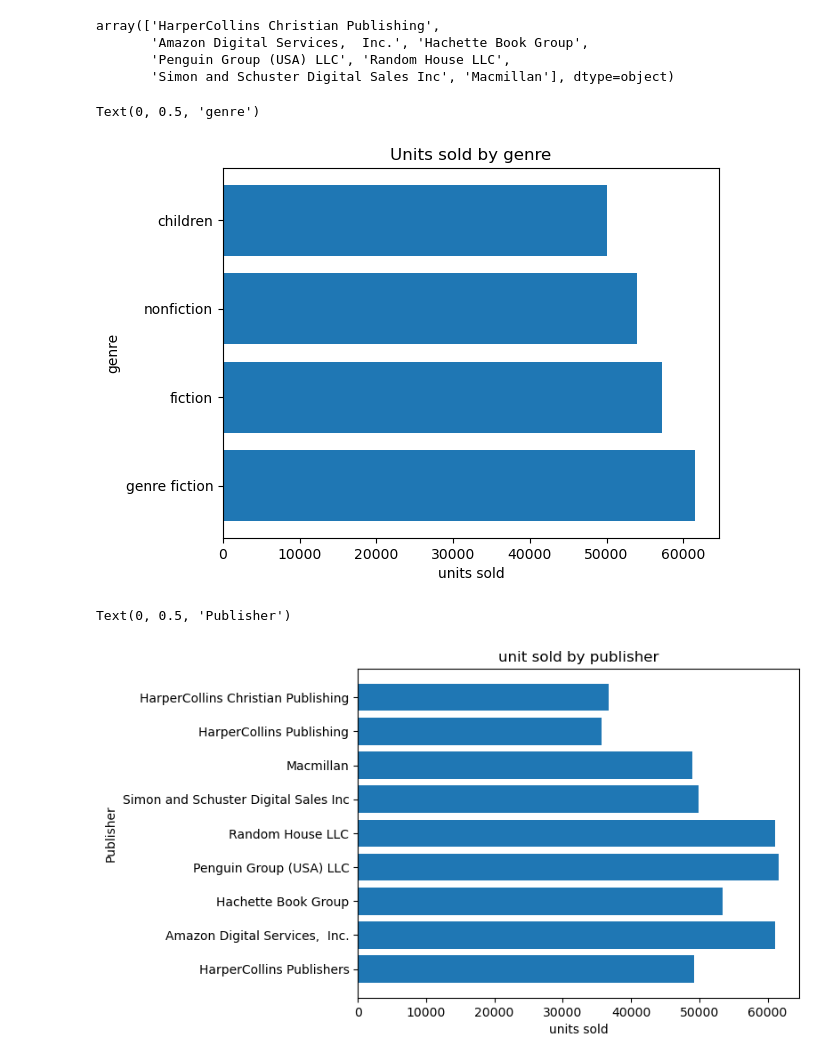
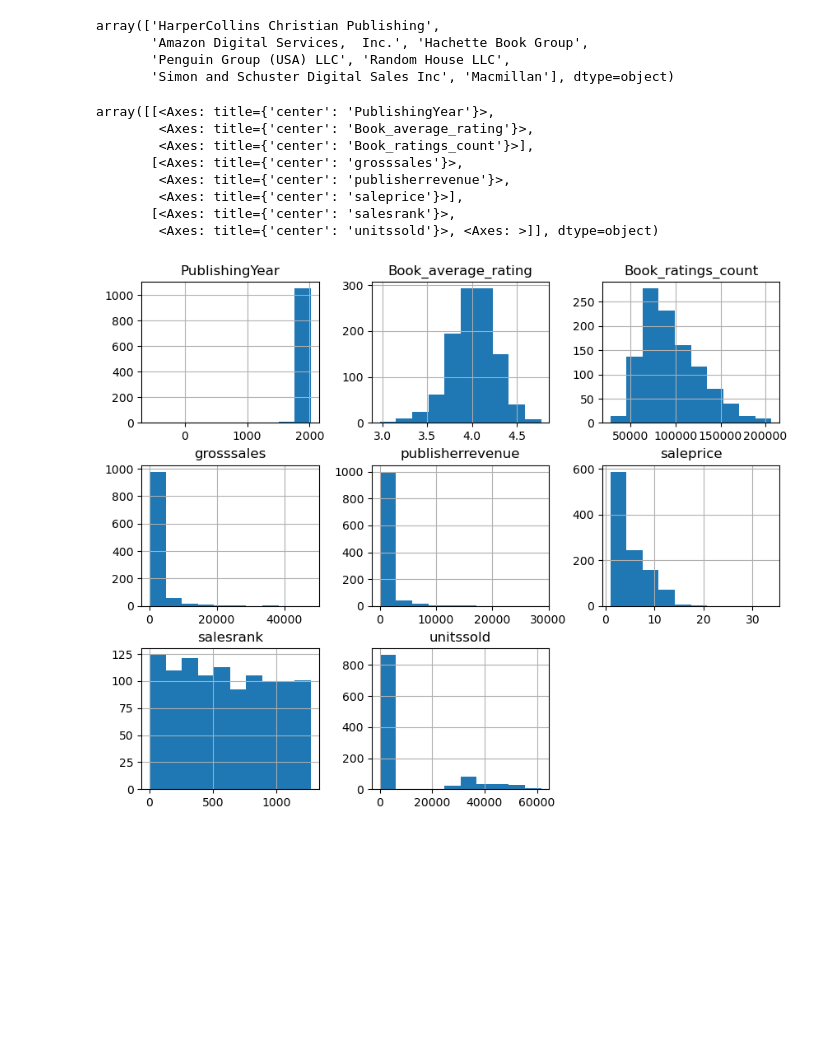
Before and after one commit to AichaELMouta/Books_sales_Regression, a Jupyter notebook: Book_sales.ipynb, the cells around one changed output. Drawn from its saved outputs; the diff is of its cells as text; code cells hidden in the pictures; blank space fills up the shorter version.

```diff
--- a/Book_sales.ipynb
+++ b/Book_sales.ipynb
@@ -177,0 +190,5 @@ books.head()
+# %%
+#Replace Nan values in columns Language_code, Author_Rating and genre
+categorical_columns = ['language_code', 'Author_Rating', 'genre']
+for column in categorical_columns:
+    books[column].fillna(books[column].mode()[0], inplace=True)
@@ -197,19 +219,14 @@ array(['HarperCollins Christian Publishing',
        'Penguin Group (USA) LLC', 'Random House LLC',
        'Simon and Schuster Digital Sales Inc', 'Macmillan'], dtype=object)
 # %%
-
-plt.barh(books.genre, books.unitssold)
-plt.title('Units sold by genre')
-plt.xlabel('units sold')
-plt.ylabel('genre')
+books.hist(figsize = (10,8))
 # %% [output]
-Text(0, 0.5, 'genre')
+array([[<Axes: title={'center': 'PublishingYear'}>,
+        <Axes: title={'center': 'Book_average_rating'}>,
+        <Axes: title={'center': 'Book_ratings_count'}>],
+       [<Axes: title={'center': 'grosssales'}>,
+        <Axes: title={'center': 'publisherrevenue'}>,
+        <Axes: title={'center': 'saleprice'}>],
+       [<Axes: title={'center': 'salesrank'}>,
+        <Axes: title={'center': 'unitssold'}>, <Axes: >]], dtype=object)
-[figure, old version]
+[figure, new version]
-# %%
-plt.barh(books.Publisher, books.unitssold)
-plt.title('unit sold by publisher')
-plt.xlabel('units sold')
-plt.ylabel('Publisher')
-# %% [output]
-Text(0, 0.5, 'Publisher')
-[figure, removed]
```
Also changed, not shown: parts of 40 cells of this notebook.
